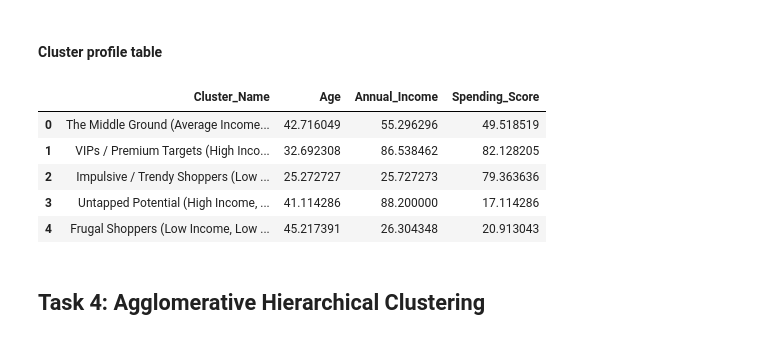
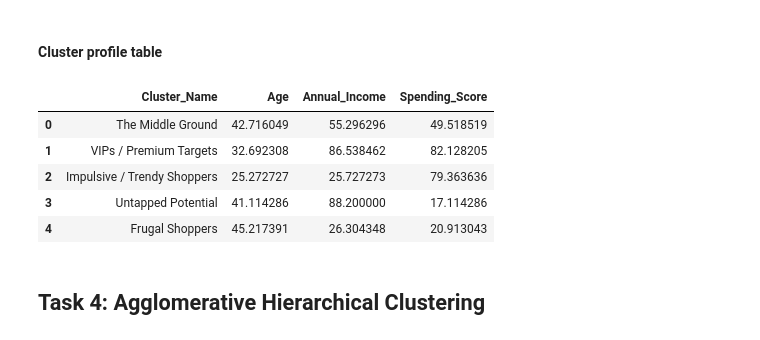
Before and after one commit to Deepvejpara/Mall_Customer_Segmentation, a Jupyter notebook: main.ipynb, the cells around one changed output. Cells and saved outputs as stored; diff of their text form; code cells hidden in the pictures.

```diff
--- a/main.ipynb
+++ b/main.ipynb
@@ -308,21 +308,23 @@ plt.show()
 #### Cluster profile table
 # %%
 cluster_names = [
-    "The Middle Ground (Average Income, Moderate Spenders)",
-    "VIPs / Premium Targets (High Income, High Spenders)",
-    "Impulsive / Trendy Shoppers (Low Income, High Spenders)",
-    "Untapped Potential (High Income, Low Spenders)",
-    "Frugal Shoppers (Low Income, Low Spenders)"
+    "The Middle Ground",
+    "VIPs / Premium Targets",
+    "Impulsive / Trendy Shoppers",
+    "Untapped Potential",
+    "Frugal Shoppers"
 ]
+# %%
+k_cluster = df.groupby('KMeans_Cluster')[['Age','Annual_Income','Spending_Score']].mean()
 # %%
-pd.concat((pd.DataFrame(cluster_names,columns=['Cluster_Name']),df.groupby('KMeans_Cluster')[['Age','Annual_Income','Spending_Score']].mean()),axis=1)
+pd.concat((pd.DataFrame(cluster_names,columns=['Cluster_Name']),k_cluster),axis=1)
 # %% [output]
 |  | Cluster_Name | Age | Annual_Income | Spending_Score |
-| 0 | The Middle Ground (Average Income... | 42.716049 | 55.296296 | 49.518519 |
-| 1 | VIPs / Premium Targets (High Inco... | 32.692308 | 86.538462 | 82.128205 |
-| 2 | Impulsive / Trendy Shoppers (Low ... | 25.272727 | 25.727273 | 79.363636 |
-| 3 | Untapped Potential (High Income, ... | 41.114286 | 88.200000 | 17.114286 |
-| 4 | Frugal Shoppers (Low Income, Low ... | 45.217391 | 26.304348 | 20.913043 |
+| 0 | The Middle Ground | 42.716049 | 55.296296 | 49.518519 |
+| 1 | VIPs / Premium Targets | 32.692308 | 86.538462 | 82.128205 |
+| 2 | Impulsive / Trendy Shoppers | 25.272727 | 25.727273 | 79.363636 |
+| 3 | Untapped Potential | 41.114286 | 88.200000 | 17.114286 |
+| 4 | Frugal Shoppers | 45.217391 | 26.304348 | 20.913043 |
 # %% [markdown]
 ## Task 4: Agglomerative Hierarchical Clustering
 # %% [markdown]
```
Also changed, not shown: parts of 28 cells of this notebook, 4 other files.
